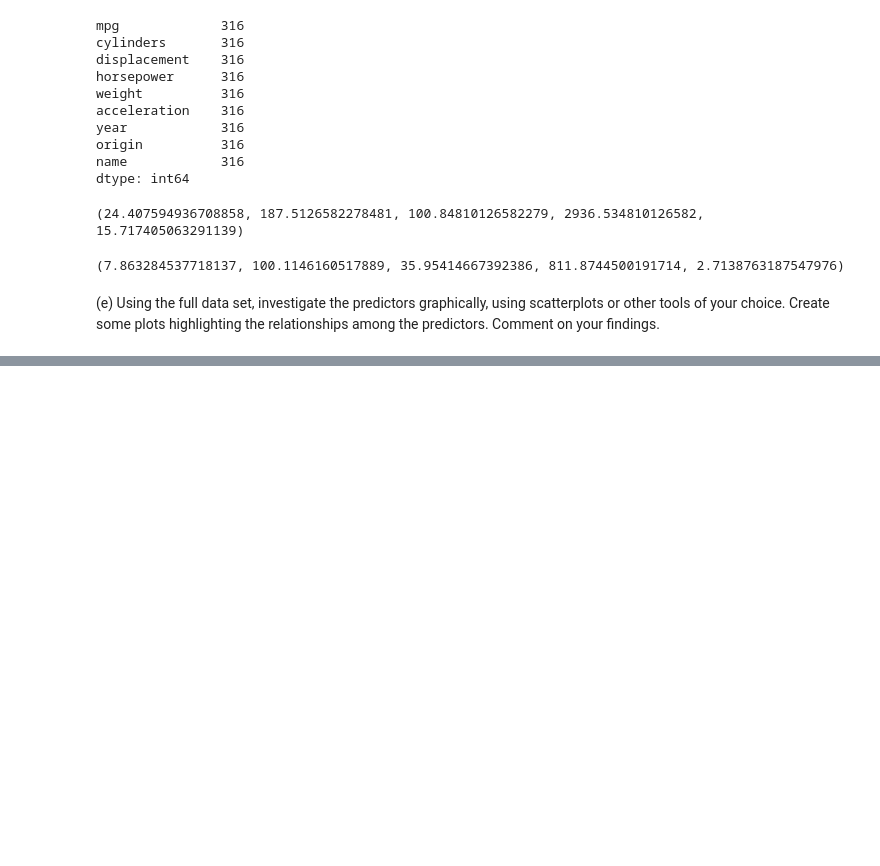
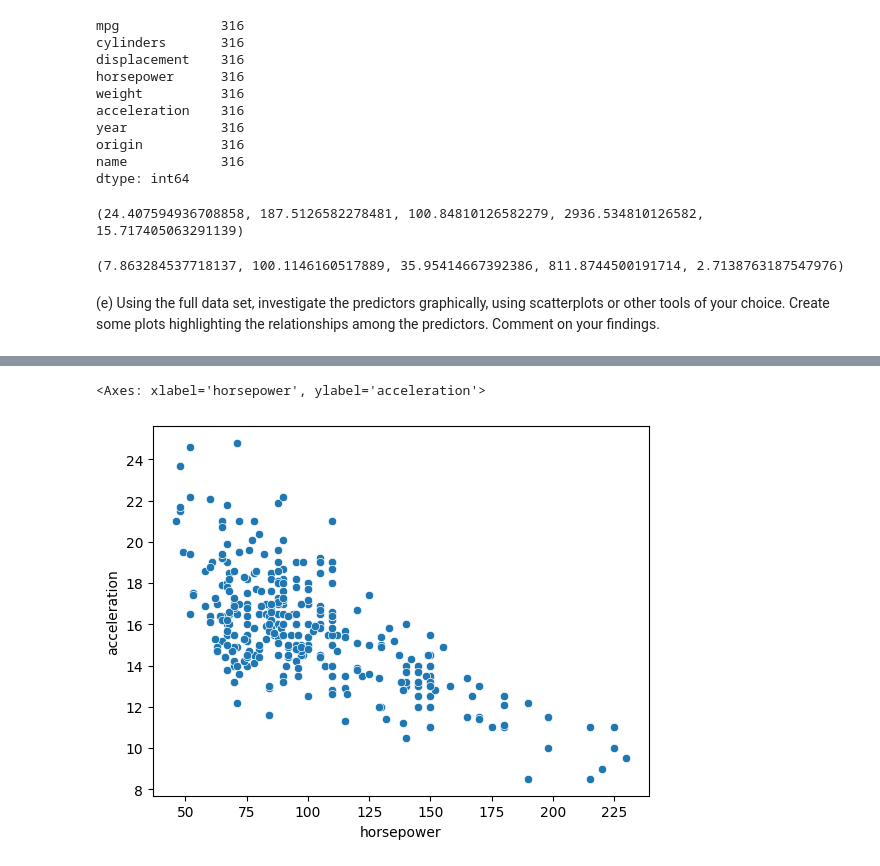
Before and after one commit to neilmartindev/isl, a Jupyter notebook: ch2.ipynb, the cells around one changed output, grey strips where cells are left out. Cells and saved outputs as stored; diff of their text form; code cells hidden in the pictures; blank space fills up the shorter version.

```diff
--- a/ch2.ipynb
+++ b/ch2.ipynb
@@ -757,0 +765,5 @@ print(std)
+# %%
+sns.scatterplot(x='horsepower', y='acceleration', data=Auto)
+# %% [output]
+<Axes: xlabel='horsepower', ylabel='acceleration'>
+[figure, added]
```
Also changed, not shown: parts of 22 cells of this notebook, 1 other file.
